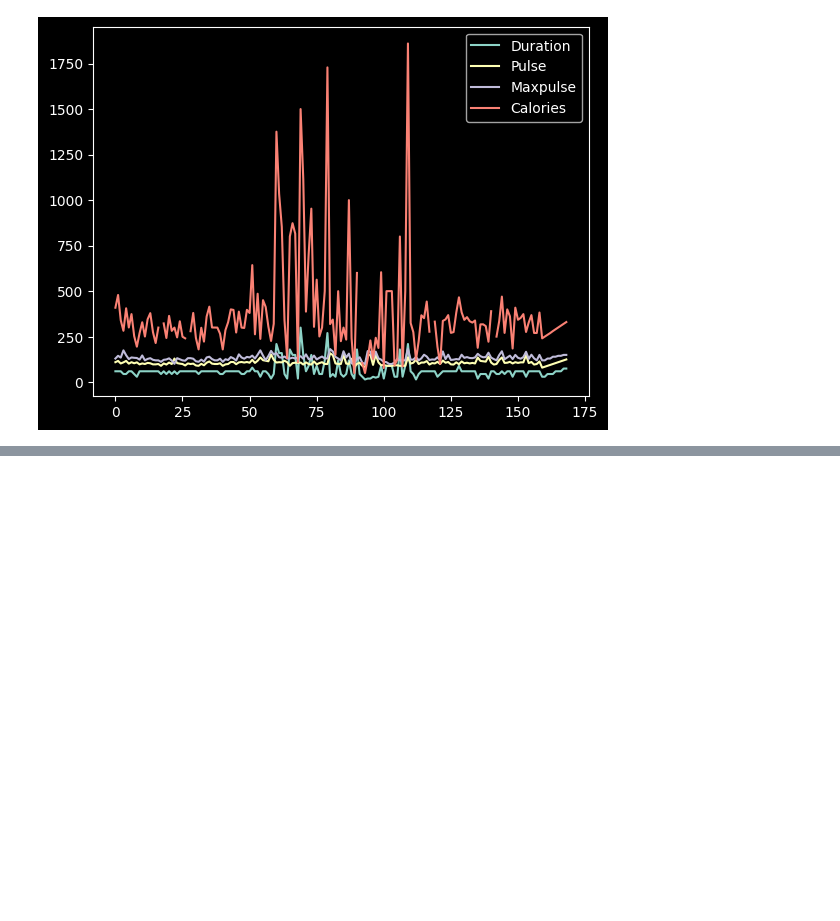
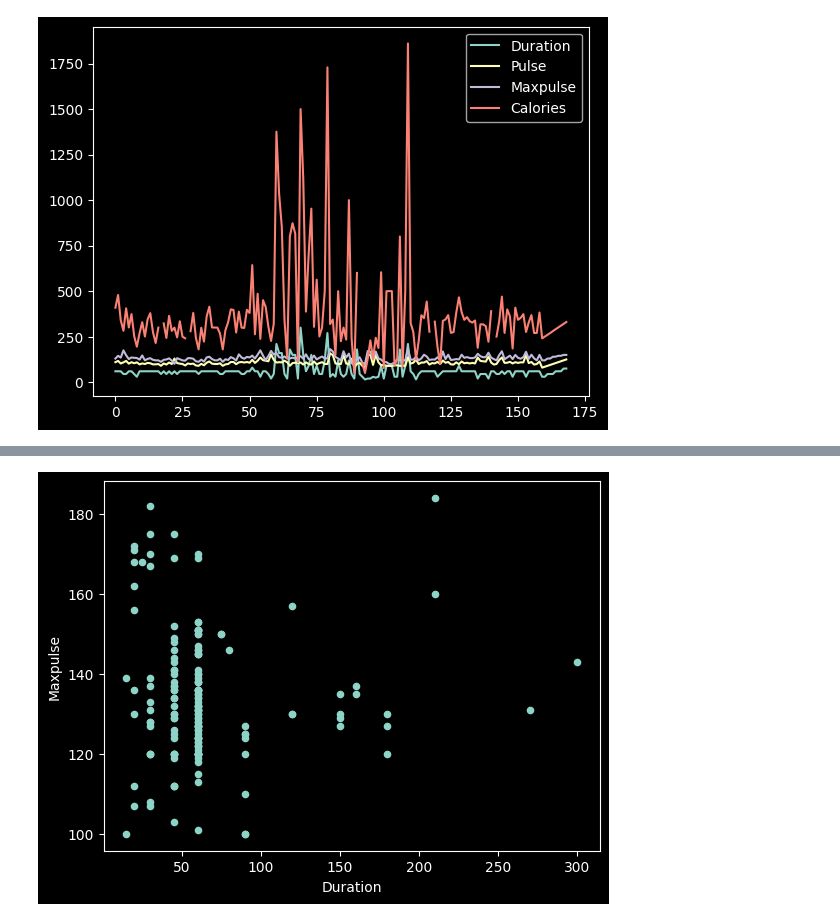
Before and after one commit to rajkonkret/BootCamp-11-10-2025-DATA, a Jupyter notebook: day25_7_03_2026/pandas_wykresy.ipynb, the cells around one changed output, grey strips where cells are left out. Saved outputs shown, nothing was run; the diff lists cells and outputs as text; code cells hidden in the pictures; blank space fills up the shorter version.

```diff
--- a/day25_7_03_2026/pandas_wykresy.ipynb
+++ b/day25_7_03_2026/pandas_wykresy.ipynb
@@ -14,0 +24,5 @@ plt.show()
+# %%
+df.plot(kind="scatter", x="Duration", y="Maxpulse")
+plt.show()
+# %% [output]
+[figure, added]
```
Also changed, not shown: parts of 4 cells of this notebook.
